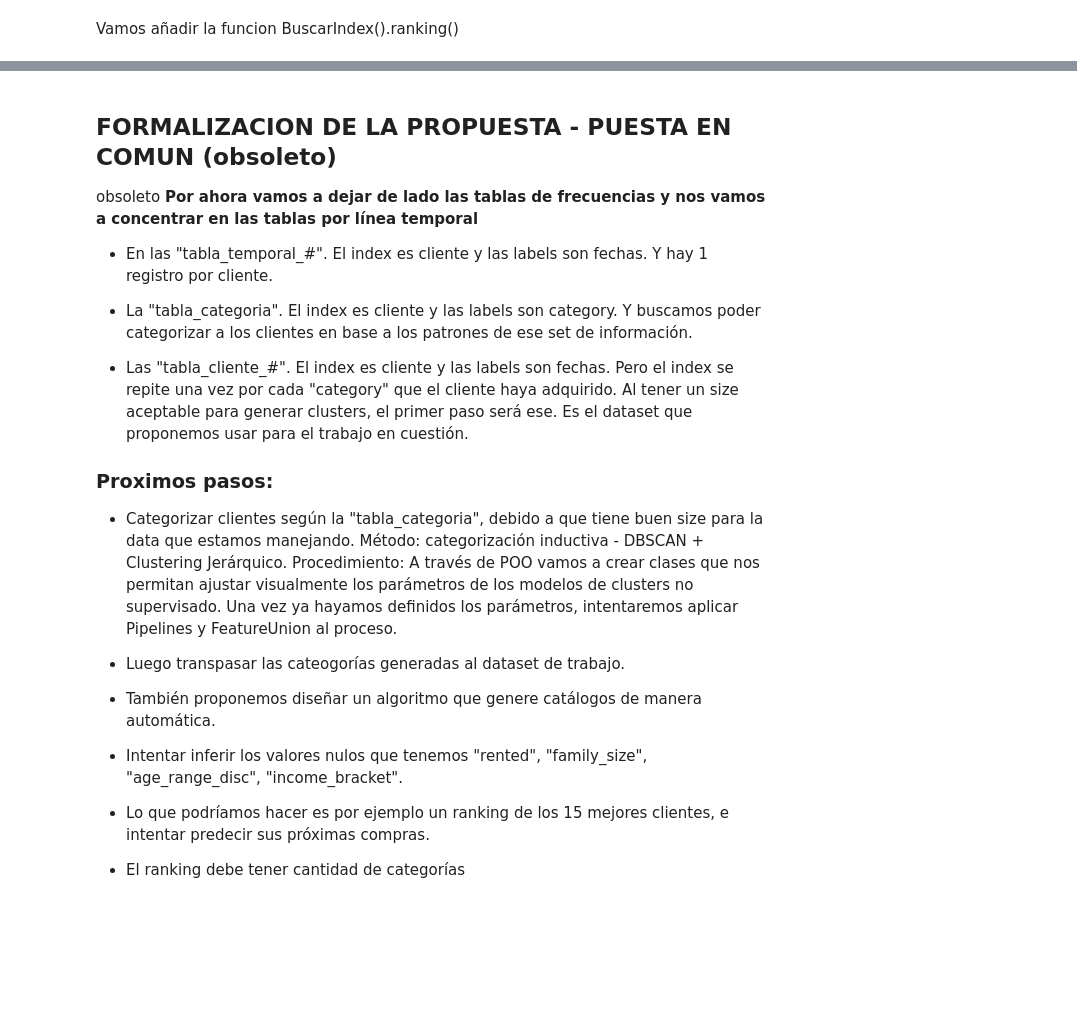
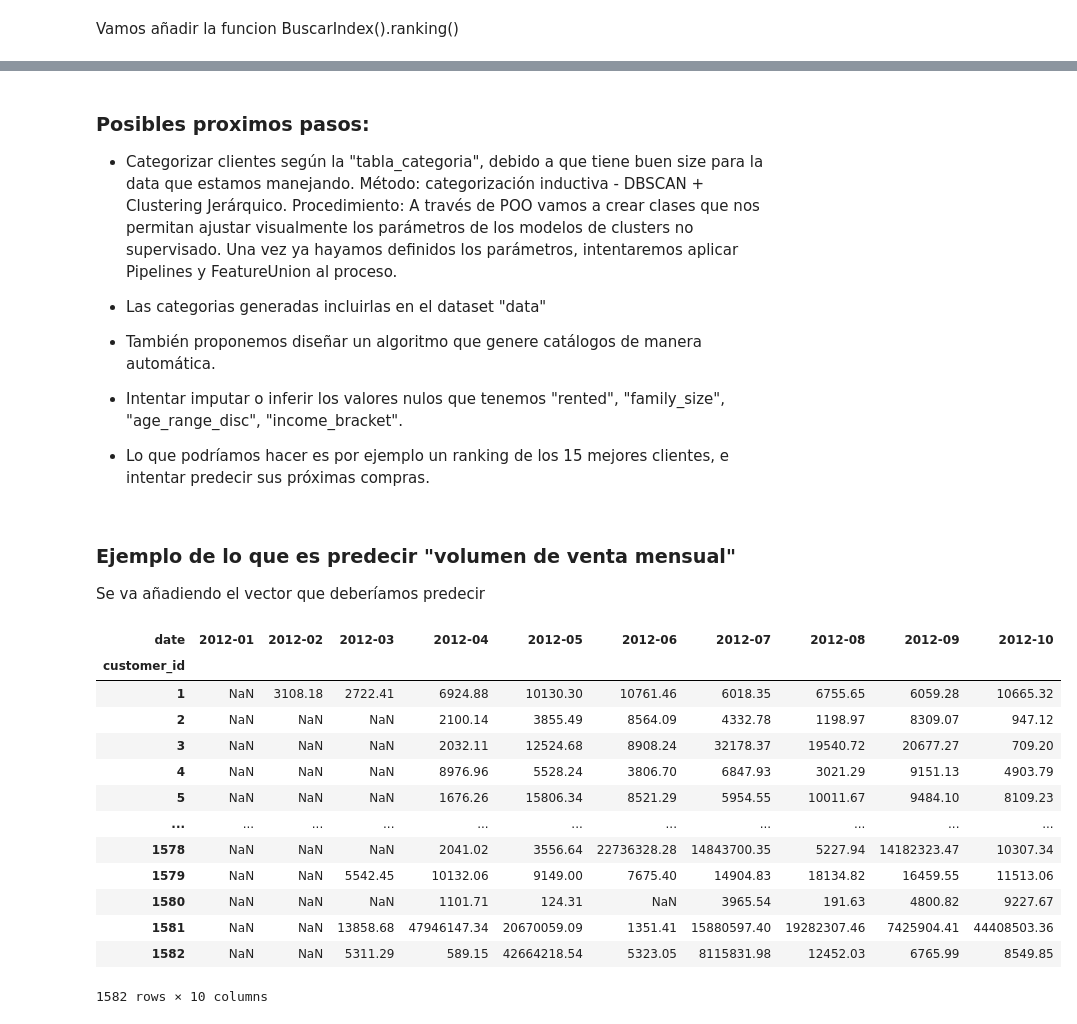
Before and after one commit to AgustinSt1990/tp_final, a Jupyter notebook: Presentacion_1_TPF.ipynb, the cells around one changed output, grey strips where cells are left out. Saved outputs shown, nothing was run; the diff lists cells and outputs as text; code cells hidden in the pictures; blank space fills up the shorter version.

```diff
--- a/Presentacion_1_TPF.ipynb
+++ b/Presentacion_1_TPF.ipynb
@@ -626,25 +660,33 @@ Vamos añadir la funcion BuscarIndex().ranking()
 # %% [markdown]
-## FORMALIZACION DE LA PROPUESTA - PUESTA EN COMUN (obsoleto)
-
-obsoleto
-**Por ahora vamos a dejar de lado las tablas de frecuencias y nos vamos a concentrar en las tablas por línea temporal**
-
-- En las "tabla_temporal_#". El index es cliente y las labels son fechas. Y hay 1 registro por cliente.
-
-- La "tabla_categoria". El index es cliente y las labels son category. Y buscamos poder categorizar a los clientes en base a los patrones de ese set de información.
-
-- Las "tabla_cliente_#". El index es cliente y las labels son fechas. Pero el index se repite una vez por cada "category" que el cliente haya adquirido. Al tener un size aceptable para generar clusters, el primer paso será ese. Es el dataset que proponemos usar para el trabajo en cuestión.
-
-### Proximos pasos:
+### Posibles proximos pasos:
 
 - Categorizar clientes según la "tabla_categoria", debido a que tiene buen size para la data que estamos manejando. Método: categorización inductiva - DBSCAN + Clustering Jerárquico. Procedimiento: A través de POO vamos a crear clases que nos permitan ajustar visualmente los parámetros de los modelos de clusters no supervisado. Una vez ya hayamos definidos los parámetros, intentaremos aplicar Pipelines y FeatureUnion al proceso.
 
-- Luego transpasar las cateogorías generadas al dataset de trabajo.
+- Las categorias generadas incluirlas en el dataset "data"
 
 - También proponemos diseñar un algoritmo que genere catálogos de manera automática.
 
-- Intentar inferir los valores nulos que tenemos "rented", "family_size", "age_range_disc", "income_bracket".
+- Intentar imputar o inferir los valores nulos que tenemos "rented", "family_size", "age_range_disc", "income_bracket".
 
 - Lo que podríamos hacer es por ejemplo un ranking de los 15 mejores clientes, e intentar predecir sus próximas compras.
-
-- El ranking debe tener cantidad de categorías
+# %% [markdown]
+### Ejemplo de lo que es predecir "volumen de venta mensual"
+
+Se va añadiendo el vector que deberíamos predecir
+# %%
+tabla_temporal_2.iloc[:, :10]
+# %% [output]
+| date | 2012-01 | 2012-02 | 2012-03 | 2012-04 | 2012-05 | 2012-06 | 2012-07 | 2012-08 | 2012-09 | 2012-10 |
+| customer_id |  |  |  |  |  |  |  |  |  |  |
+| 1 | NaN | 3108.18 | 2722.41 | 6924.88 | 10130.30 | 10761.46 | 6018.35 | 6755.65 | 6059.28 | 10665.32 |
+| 2 | NaN | NaN | NaN | 2100.14 | 3855.49 | 8564.09 | 4332.78 | 1198.97 | 8309.07 | 947.12 |
+| 3 | NaN | NaN | NaN | 2032.11 | 12524.68 | 8908.24 | 32178.37 | 19540.72 | 20677.27 | 709.20 |
+| 4 | NaN | NaN | NaN | 8976.96 | 5528.24 | 3806.70 | 6847.93 | 3021.29 | 9151.13 | 4903.79 |
+| 5 | NaN | NaN | NaN | 1676.26 | 15806.34 | 8521.29 | 5954.55 | 10011.67 | 9484.10 | 8109.23 |
+| ... | ... | ... | ... | ... | ... | ... | ... | ... | ... | ... |
+| 1578 | NaN | NaN | NaN | 2041.02 | 3556.64 | 22736328.28 | 14843700.35 | 5227.94 | 14182323.47 | 10307.34 |
+| 1579 | NaN | NaN | 5542.45 | 10132.06 | 9149.00 | 7675.40 | 14904.83 | 18134.82 | 16459.55 | 11513.06 |
+| 1580 | NaN | NaN | NaN | 1101.71 | 124.31 | NaN | 3965.54 | 191.63 | 4800.82 | 9227.67 |
+| 1581 | NaN | NaN | 13858.68 | 47946147.34 | 20670059.09 | 1351.41 | 15880597.40 | 19282307.46 | 7425904.41 | 44408503.36 |
+| 1582 | NaN | NaN | 5311.29 | 589.15 | 42664218.54 | 5323.05 | 8115831.98 | 12452.03 | 6765.99 | 8549.85 |
+1582 rows × 10 columns
```
Also changed, not shown: parts of 17 cells of this notebook.
